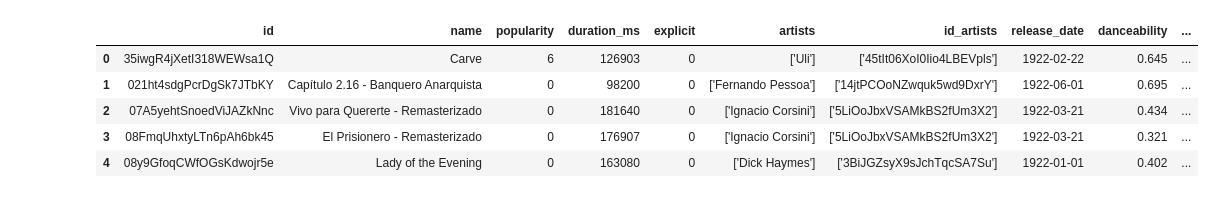
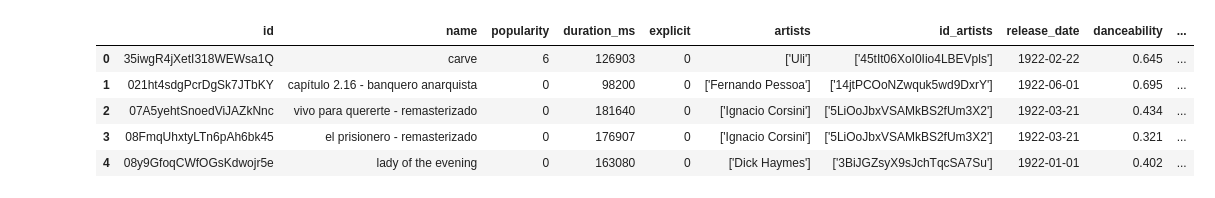
Before and after one commit to ttdsft15-Spotify/Spotify-Song-Suggester, a Jupyter notebook: python_notebooks/NearestNeighborsModel.ipynb, the cells around one changed output. Cells and saved outputs as stored; diff of their text form; code cells hidden in the pictures.

```diff
--- a/python_notebooks/NearestNeighborsModel.ipynb
+++ b/python_notebooks/NearestNeighborsModel.ipynb
@@ -6,0 +6,8 @@ df = pd.read_csv(data_path, parse_dates=['release_date'])
+# %%
+# read in data
+
+data_path = "../data/"
+
+df_tracks = pd.read_csv(data_path + 'tracks.csv', parse_dates=['release_date'])
+df_lyrics = pd.read_csv(data_path + 'lyrics.csv') #usecols=['SName', 'Lyric']
+df_lyrics_data = pd.read_csv(data_path + 'artists_lyrics_data.csv')
@@ -6,0 +33,3 @@ df = pd.read_csv(data_path, parse_dates=['release_date'])
+# %%
+# drop null values
+df_tracks.dropna(inplace=True)
@@ -7,9 +56,12 @@ df = pd.read_csv(data_path, parse_dates=['release_date'])
+# %%
+df_lyrics['SName'] = df_lyrics['SName'].apply(lambda x: x.lower())
+df_tracks['name'] = df_tracks['name'].apply(lambda x: x.lower())
 # %%
-df.head()
+df_tracks.head()
 # %% [output]
 |  | id | name | popularity | duration_ms | explicit | artists | id_artists | release_date | danceability | ... |
-| 0 | 35iwgR4jXetI318WEWsa1Q | Carve | 6 | 126903 | 0 | ['Uli'] | ['45tIt06XoI0Iio4LBEVpls'] | 1922-02-22 | 0.645 | ... |
-| 1 | 021ht4sdgPcrDgSk7JTbKY | Capítulo 2.16 - Banquero Anarquista | 0 | 98200 | 0 | ['Fernando Pessoa'] | ['14jtPCOoNZwquk5wd9DxrY'] | 1922-06-01 | 0.695 | ... |
-| 2 | 07A5yehtSnoedViJAZkNnc | Vivo para Quererte - Remasterizado | 0 | 181640 | 0 | ['Ignacio Corsini'] | ['5LiOoJbxVSAMkBS2fUm3X2'] | 1922-03-21 | 0.434 | ... |
-| 3 | 08FmqUhxtyLTn6pAh6bk45 | El Prisionero - Remasterizado | 0 | 176907 | 0 | ['Ignacio Corsini'] | ['5LiOoJbxVSAMkBS2fUm3X2'] | 1922-03-21 | 0.321 | ... |
-| 4 | 08y9GfoqCWfOGsKdwojr5e | Lady of the Evening | 0 | 163080 | 0 | ['Dick Haymes'] | ['3BiJGZsyX9sJchTqcSA7Su'] | 1922-01-01 | 0.402 | ... |
+| 0 | 35iwgR4jXetI318WEWsa1Q | carve | 6 | 126903 | 0 | ['Uli'] | ['45tIt06XoI0Iio4LBEVpls'] | 1922-02-22 | 0.645 | ... |
+| 1 | 021ht4sdgPcrDgSk7JTbKY | capítulo 2.16 - banquero anarquista | 0 | 98200 | 0 | ['Fernando Pessoa'] | ['14jtPCOoNZwquk5wd9DxrY'] | 1922-06-01 | 0.695 | ... |
+| 2 | 07A5yehtSnoedViJAZkNnc | vivo para quererte - remasterizado | 0 | 181640 | 0 | ['Ignacio Corsini'] | ['5LiOoJbxVSAMkBS2fUm3X2'] | 1922-03-21 | 0.434 | ... |
+| 3 | 08FmqUhxtyLTn6pAh6bk45 | el prisionero - remasterizado | 0 | 176907 | 0 | ['Ignacio Corsini'] | ['5LiOoJbxVSAMkBS2fUm3X2'] | 1922-03-21 | 0.321 | ... |
+| 4 | 08y9GfoqCWfOGsKdwojr5e | lady of the evening | 0 | 163080 | 0 | ['Dick Haymes'] | ['3BiJGZsyX9sJchTqcSA7Su'] | 1922-01-01 | 0.402 | ... |
```
Also changed, not shown: parts of 26 cells of this notebook, 1 other file.
